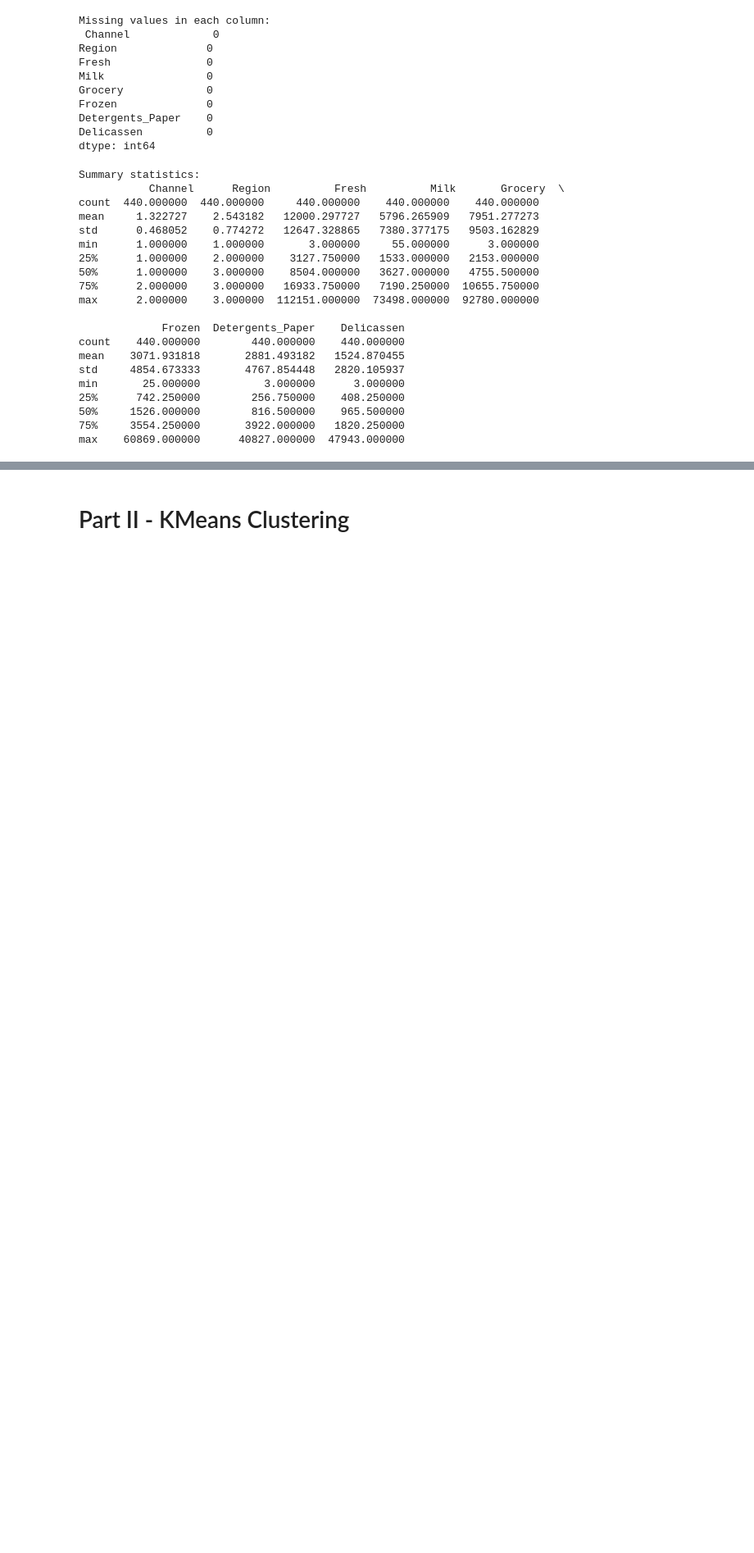
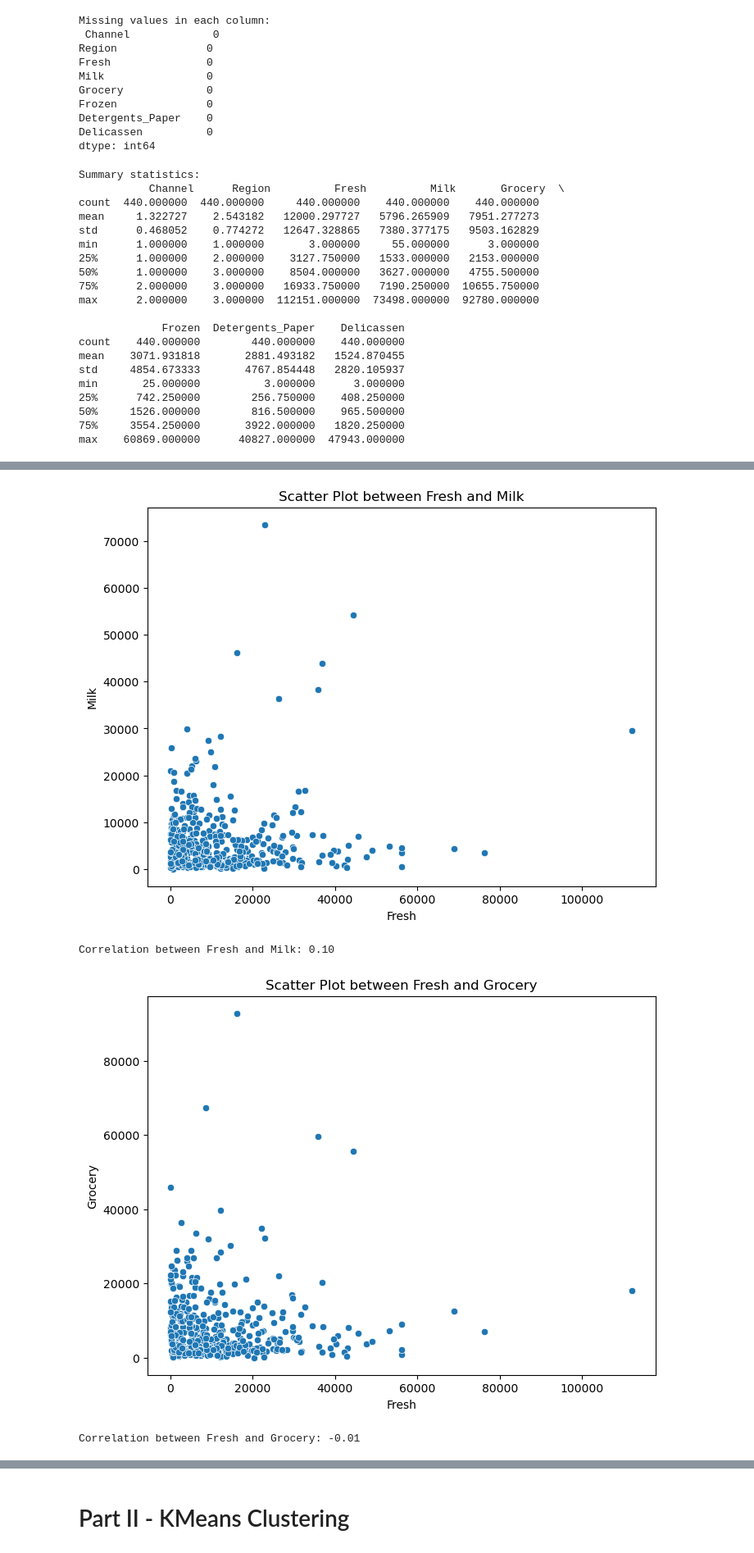
Before and after one commit to rdebullain/ML-Unsupervised, a Jupyter notebook: notebooks/unsupervised_learning_project.ipynb, the cells around one changed output, grey strips where cells are left out. Shown at 82% size. Cells and saved outputs as stored; diff of their text form; code cells hidden in the pictures; blank space fills up the shorter version.

```diff
--- a/notebooks/unsupervised_learning_project.ipynb
+++ b/notebooks/unsupervised_learning_project.ipynb
@@ -307,0 +160,14 @@ Correlation between Grocery and Detergents_Paper: 0.7113857405293842
+# %%
+# Scatter plots and correlation coefficients for Fresh vs other categories
+for column in ['Milk', 'Grocery', 'Frozen', 'Detergents_Paper', 'Delicassen']:
+    plt.figure(figsize=(8, 6))
+    sns.scatterplot(x='Fresh', y=column, data=df)
+    plt.title(f'Scatter Plot between Fresh and {column}')
+    plt.show()
+    correlation = df['Fresh'].corr(df[column])
+    print(f"Correlation between Fresh and {column}: {correlation:.2f}")
+# %% [output]
+[figure, added]
+Correlation between Fresh and Milk: 0.10
+[figure, added]
+Correlation between Fresh and Grocery: -0.01
```
Also changed, not shown: parts of 34 cells of this notebook.
